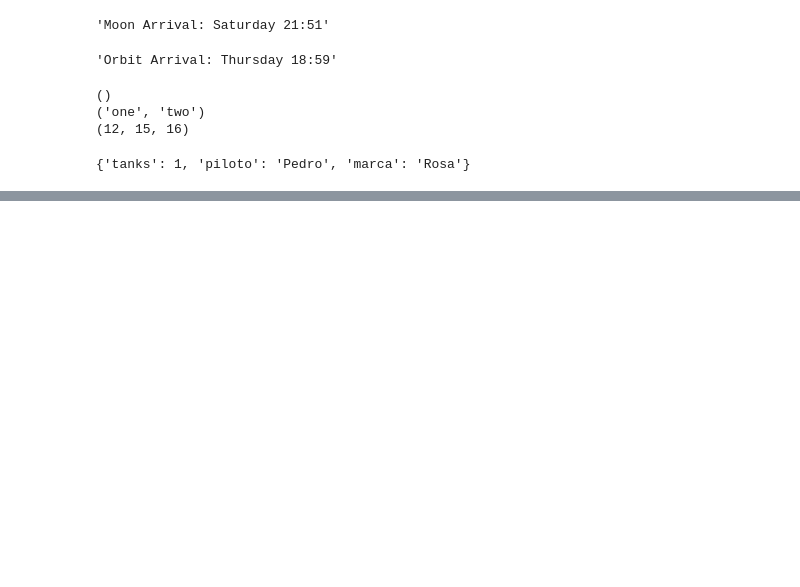
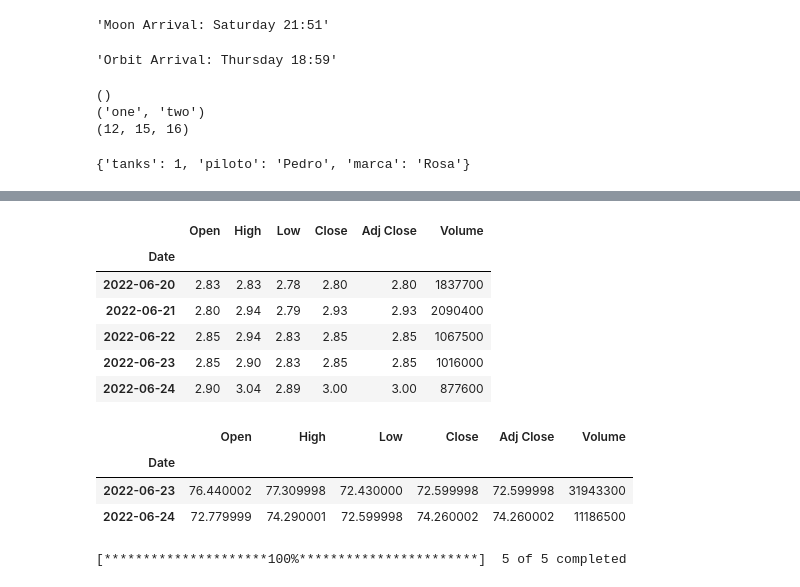
Before and after one commit to Gilvan751/SouldColdPython, a Jupyter notebook: ship-manual.ipynb, the cells around one changed output, grey strips where cells are left out. Cells and saved outputs as stored; diff of their text form; code cells hidden in the pictures; blank space fills up the shorter version.

```diff
--- a/ship-manual.ipynb
+++ b/ship-manual.ipynb
@@ -320,0 +405,23 @@ NameError: name 'alert_navigation_system' is not defined
+# %%
+IBOVESPA
+# %% [output]
+|  | Open | High | Low | Close | Adj Close | Volume |
+| Date |  |  |  |  |  |  |
+| 2022-06-20 | 2.83 | 2.83 | 2.78 | 2.80 | 2.80 | 1837700 |
+| 2022-06-21 | 2.80 | 2.94 | 2.79 | 2.93 | 2.93 | 2090400 |
+| 2022-06-22 | 2.85 | 2.94 | 2.83 | 2.85 | 2.85 | 1067500 |
+| 2022-06-23 | 2.85 | 2.90 | 2.83 | 2.85 | 2.85 | 1016000 |
+| 2022-06-24 | 2.90 | 3.04 | 2.89 | 3.00 | 3.00 | 877600 |
+# %%
+VALE3.tail()
+# %% [output]
+|  | Open | High | Low | Close | Adj Close | Volume |
+| Date |  |  |  |  |  |  |
+| 2022-06-23 | 76.440002 | 77.309998 | 72.430000 | 72.599998 | 72.599998 | 31943300 |
+| 2022-06-24 | 72.779999 | 74.290001 | 72.599998 | 74.260002 | 74.260002 | 11186500 |
+# %%
+dados = 'PETR4.SA', 'BBAS3.SA', 'GGBR4.SA', 'USIM5.SA', 'GOLL4.SA'
+yf.pdr_override()
+carteira = wb.get_data_yahoo(dados, start='2013-01-01')['Adj Close']
+# %% [output]
+[*********************100%***********************]  5 of 5 completed
```
Also changed, not shown: parts of 34 cells of this notebook, 3 other files.
